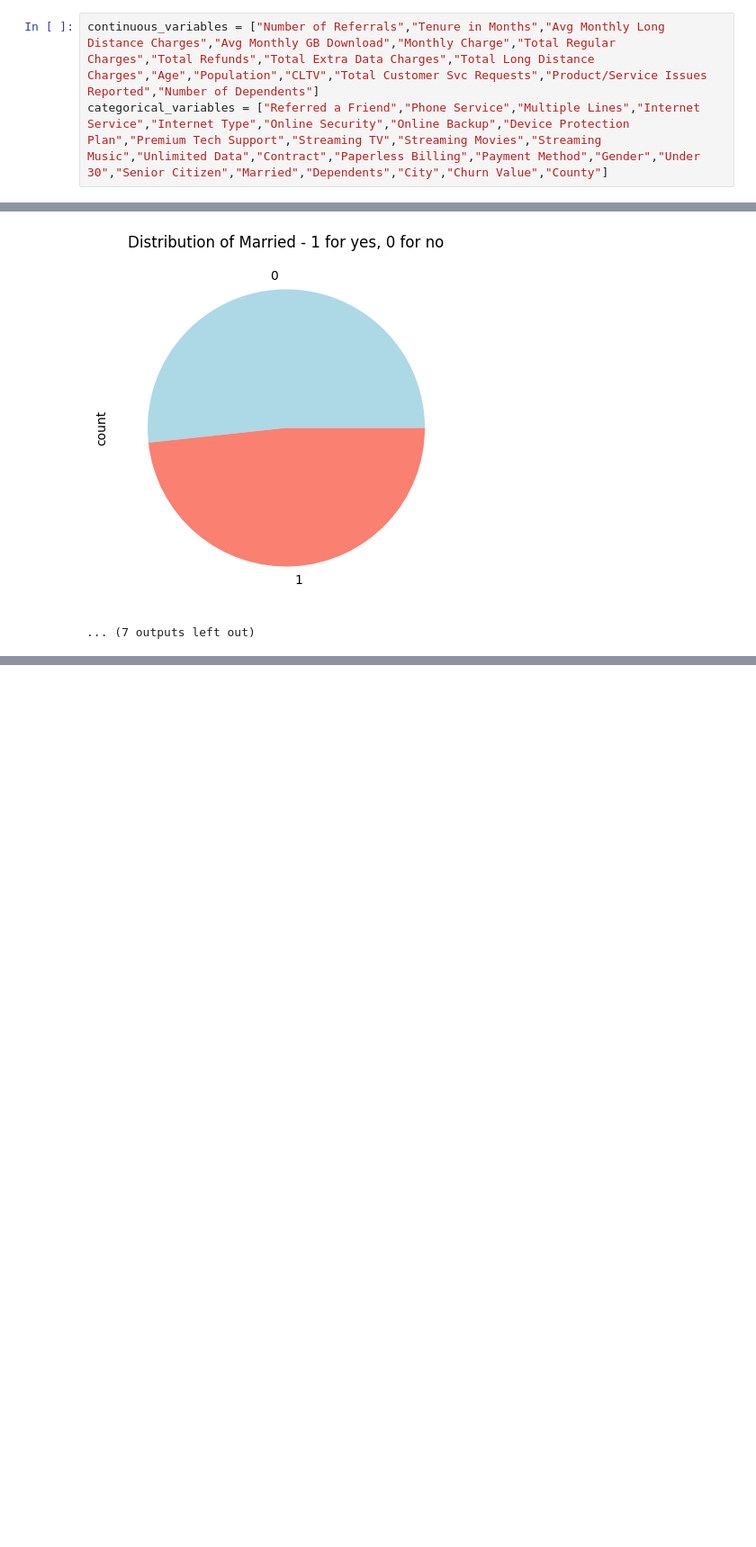
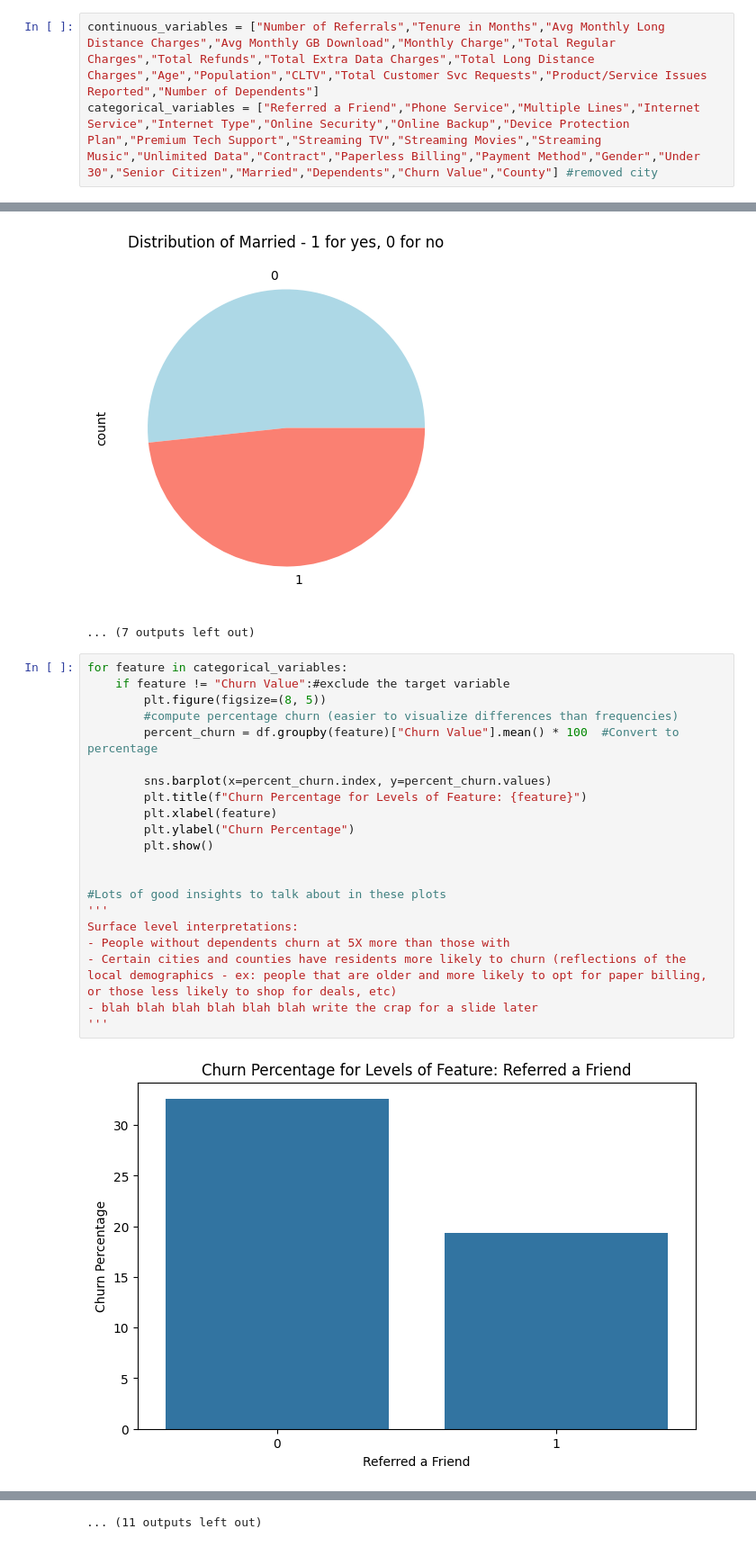
Before and after one commit to NilTheSadhu/ADS, a Jupyter notebook: Teleco_Churn.ipynb, the cells around one changed output, grey strips where cells are left out. Shown at 90% size. Cells and saved outputs as stored; diff of their text form; blank space fills up the shorter version.

```diff
--- a/Teleco_Churn.ipynb
+++ b/Teleco_Churn.ipynb
@@ -391,7 +412,7 @@ df.nunique()
 dtype: int64
 # %%
 continuous_variables = ["Number of Referrals","Tenure in Months","Avg Monthly Long Distance Charges","Avg Monthly GB Download","Monthly Charge","Total Regular Charges","Total Refunds","Total Extra Data Charges","Total Long Distance Charges","Age","Population","CLTV","Total Customer Svc Requests","Product/Service Issues Reported","Number of Dependents"]
-categorical_variables = ["Referred a Friend","Phone Service","Multiple Lines","Internet Service","Internet Type","Online Security","Online Backup","Device Protection Plan","Premium Tech Support","Streaming TV","Streaming Movies","Streaming Music","Unlimited Data","Contract","Paperless Billing","Payment Method","Gender","Under 30","Senior Citizen","Married","Dependents","City","Churn Value","County"]
+categorical_variables = ["Referred a Friend","Phone Service","Multiple Lines","Internet Service","Internet Type","Online Security","Online Backup","Device Protection Plan","Premium Tech Support","Streaming TV","Streaming Movies","Streaming Music","Unlimited Data","Contract","Paperless Billing","Payment Method","Gender","Under 30","Senior Citizen","Married","Dependents","Churn Value","County"] #removed city
 # %%
 #Computing correlation matrix for continous variables and the binary churn value (target)
 corr_matrix = df[continuous_variables + ["Churn Value"]].corr()
@@ -432,3 +453,26 @@ for feature in bf:
 [figure]
 [figure]
 ... (7 outputs left out)
+# %%
+for feature in categorical_variables:
+    if feature != "Churn Value":#exclude the target variable
+        plt.figure(figsize=(8, 5))
+        #compute percentage churn (easier to visualize differences than frequencies)
+        percent_churn = df.groupby(feature)["Churn Value"].mean() * 100  #Convert to percentage
+
+        sns.barplot(x=percent_churn.index, y=percent_churn.values)
+        plt.title(f"Churn Percentage for Levels of Feature: {feature}")
+        plt.xlabel(feature)
+        plt.ylabel("Churn Percentage")
+        plt.show()
+
+
+#Lots of good insights to talk about in these plots
+'''
+Surface level interpretations:
+- People without dependents churn at 5X more than those with
+- Certain cities and counties have residents more likely to churn (reflections of the local demographics - ex: people that are older and more likely to opt for paper billing, or those less likely to shop for deals, etc)
+- blah blah blah blah blah blah write the crap for a slide later
+'''
+# %% [output]
+[figure, added]
@@ -434,0 +490 @@ for feature in bf:
+... (11 outputs left out)
```
Also changed, not shown: parts of 36 cells of this notebook.
